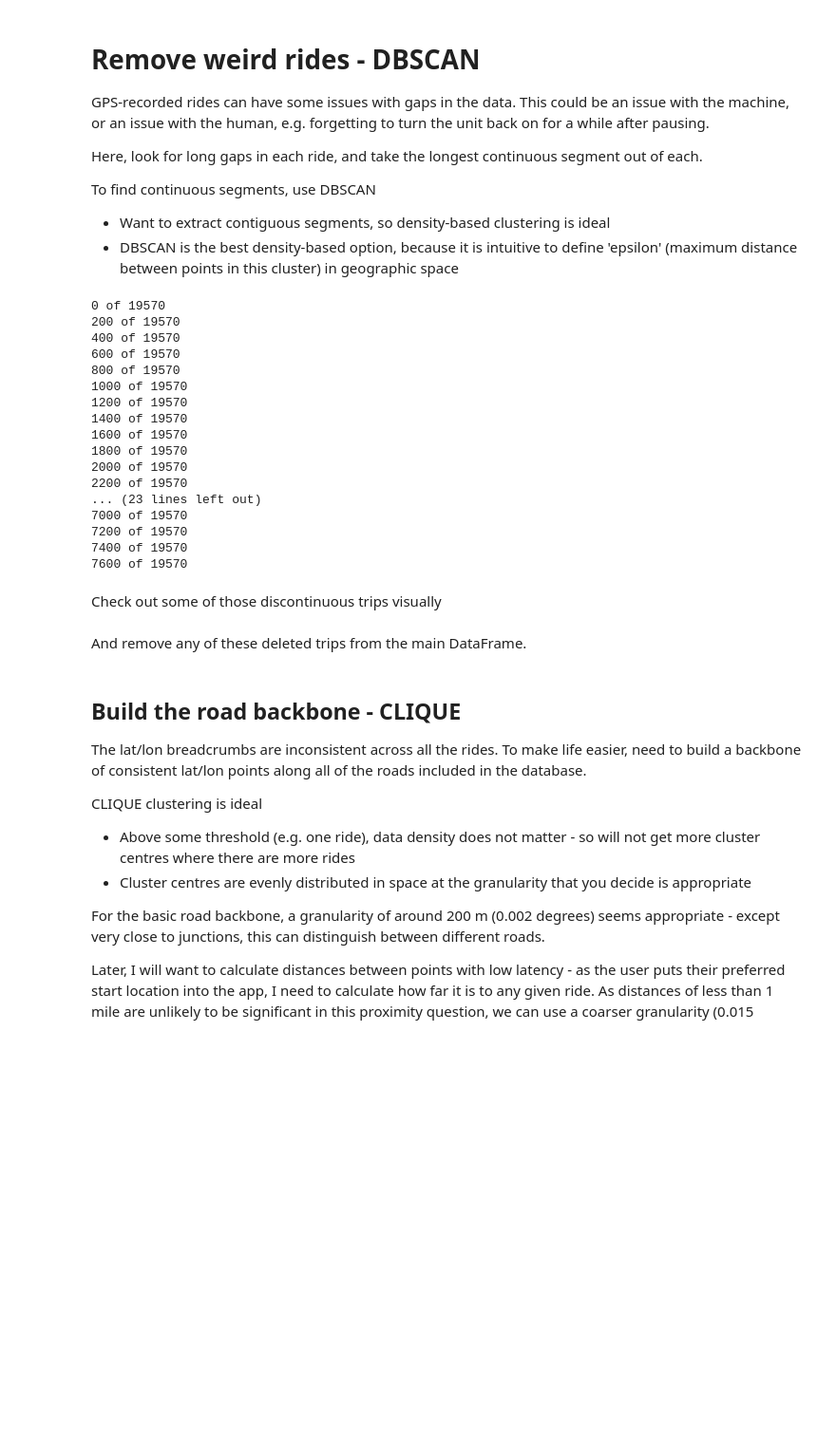
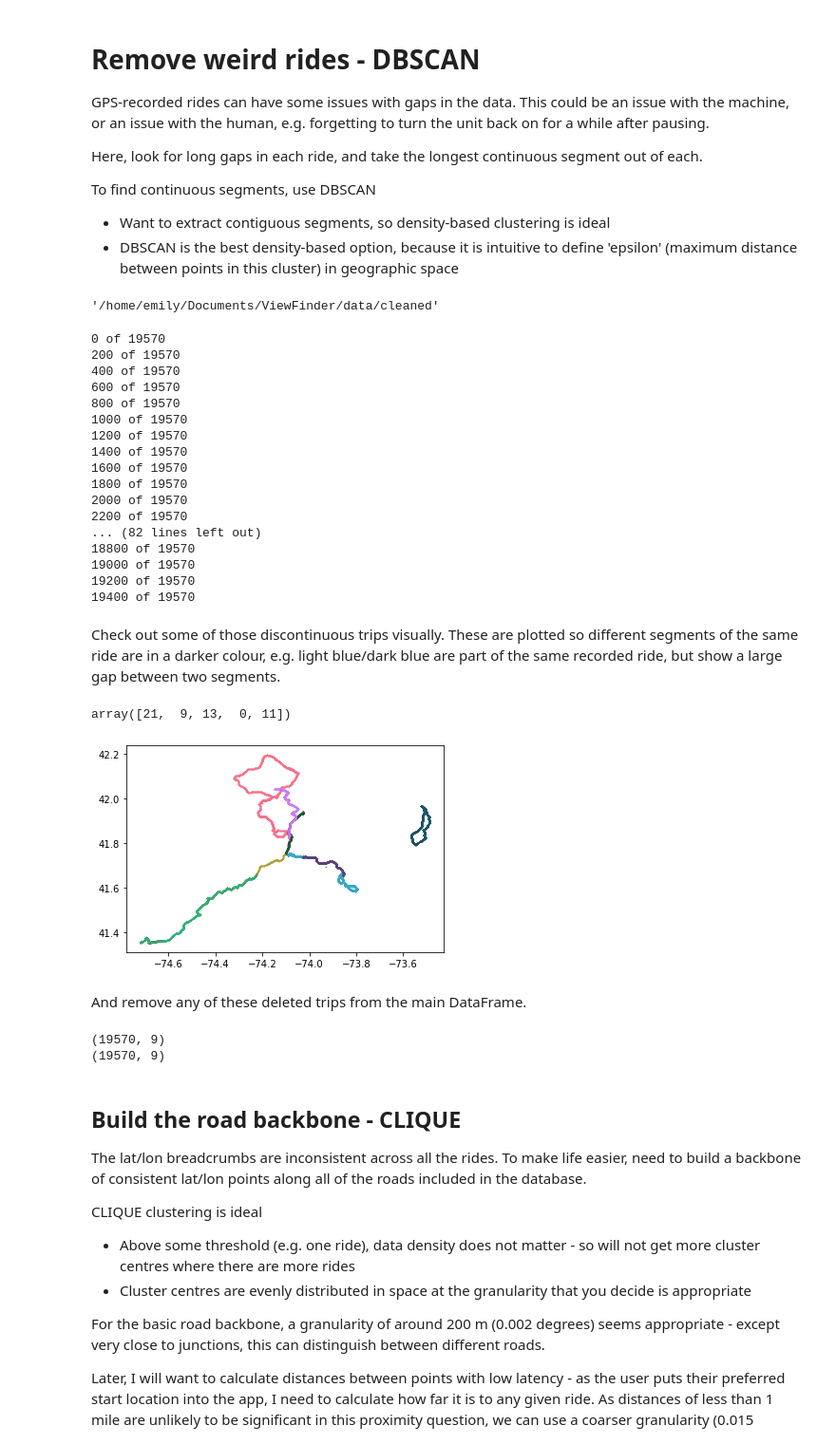
Before and after one commit to EHopper/EasyRider, a Jupyter notebook: 02-Clean-Up-With-Clustering.ipynb, the cells around one changed output. Shown: that part at 95% size. Cells and saved outputs as stored; diff of their text form; code cells hidden in the pictures; blank space fills up the shorter version.

Commit message:
Cleaning up old notebooks

```diff
--- a/02-Clean-Up-With-Clustering.ipynb
+++ b/02-Clean-Up-With-Clustering.ipynb
@@ -31,6 +30,10 @@ To find continuous segments, use DBSCAN
 
 * Want to extract contiguous segments, so density-based clustering is ideal
 * DBSCAN is the best density-based option, because it is intuitive to define 'epsilon' (maximum distance between points in this cluster) in geographic space
+# %%
+config.CLEAN_DATA_PATH
+# %% [output]
+'/home/emily/Documents/ViewFinder/data/cleaned'
 # %%
 trips = pd.read_feather(
     os.path.join(config.PROCESSED_DATA_PATH, 'trips.feather')
@@ -66,11 +69,11 @@ for i, rte_id in enumerate(trips.index.tolist()):
 
     # If this now means that the ride is very short, drop it
     if ride['dist'].sum() <= 1:
-        os.remove(os.path.join(config.CLEAN_DATA_PATH, '{}.feather'.format(rte_id)))
+        os.remove(os.path.join(config.CLEAN_TRIPS_PATH, '{}.feather'.format(rte_id)))
         continue
 
     ride.to_feather(
-        os.path.join(config.CLEAN_DATA_PATH, '{}.feather'.format(rte_id))
+        os.path.join(config.CLEAN_TRIPS_PATH, '{}.feather'.format(rte_id))
     )
 # %% [output]
 0 of 19570
@@ -85,40 +88,52 @@ for i, rte_id in enumerate(trips.index.tolist()):
 1800 of 19570
 2000 of 19570
 2200 of 19570
-... (23 lines left out)
-7000 of 19570
-7200 of 19570
-7400 of 19570
-7600 of 19570
+... (82 lines left out)
+18800 of 19570
+19000 of 19570
+19200 of 19570
+19400 of 19570
-# %% [markdown]
-Check out some of those discontinuous trips visually
+# %% [markdown]
+Check out some of those discontinuous trips visually.  These are plotted so different segments of the same ride are in a darker colour, e.g. light blue/dark blue are part of the same recorded ride, but show a large gap between two segments.
+# %%
+inds
+# %% [output]
+array([21,  9, 13,  0, 11])
 # %%
 colours = sns.color_palette('husl', 5)
 inds = np.random.choice(len(bad_rtes), 5, replace=False)
 
-for ind in inds:
+for n, ind in enumerate(inds):
     ride = bad_rtes[ind]
     for i, cluster_label in enumerate(ride.labels.value_counts().index.tolist()):
         plt.plot(ride[ride.labels == cluster_label].lon,
                  ride[ride.labels == cluster_label].lat,
                  '.', markersize=0.5,
-                 color=np.array(colours[i]) * (a.labels.nunique() - i) / a.labels.nunique()
+                 color=(np.array(colours[n])
+                       * (ride.labels.nunique() - i) / ride.labels.nunique())
                 )
+# %% [output]
+[figure, added]
 # %% [markdown]
 And remove any of these deleted trips from the main DataFrame.
 # %%
 trips = pd.read_feather(
     os.path.join(config.PROCESSED_DATA_PATH, 'trips.feather')
 )
+print(trips.shape)
 # List all [rte_id].feather files in CLEAN_TRIPS_PATH
 clean_trip_ids = [rte_id.stem for rte_id
                   in pathlib.Path(config.CLEAN_TRIPS_PATH).glob('*.feather')]
 
 
-trips = trips[(trips['rte_id'].isin(clean_trip))].reset_index(drop=True)
+trips = trips[(trips['rte_id'].isin(clean_trip_ids))].reset_index(drop=True)
+print(trips.shape)
 trips.to_feather(
     os.path.join(config.PROCESSED_DATA_PATH, 'trips.feather')
 )
+# %% [output]
+(19570, 9)
+(19570, 9)
 # %% [markdown]
 ## Build the road backbone - CLIQUE
 
```
Also changed, not shown: parts of 22 cells of this notebook, 17 other files.
